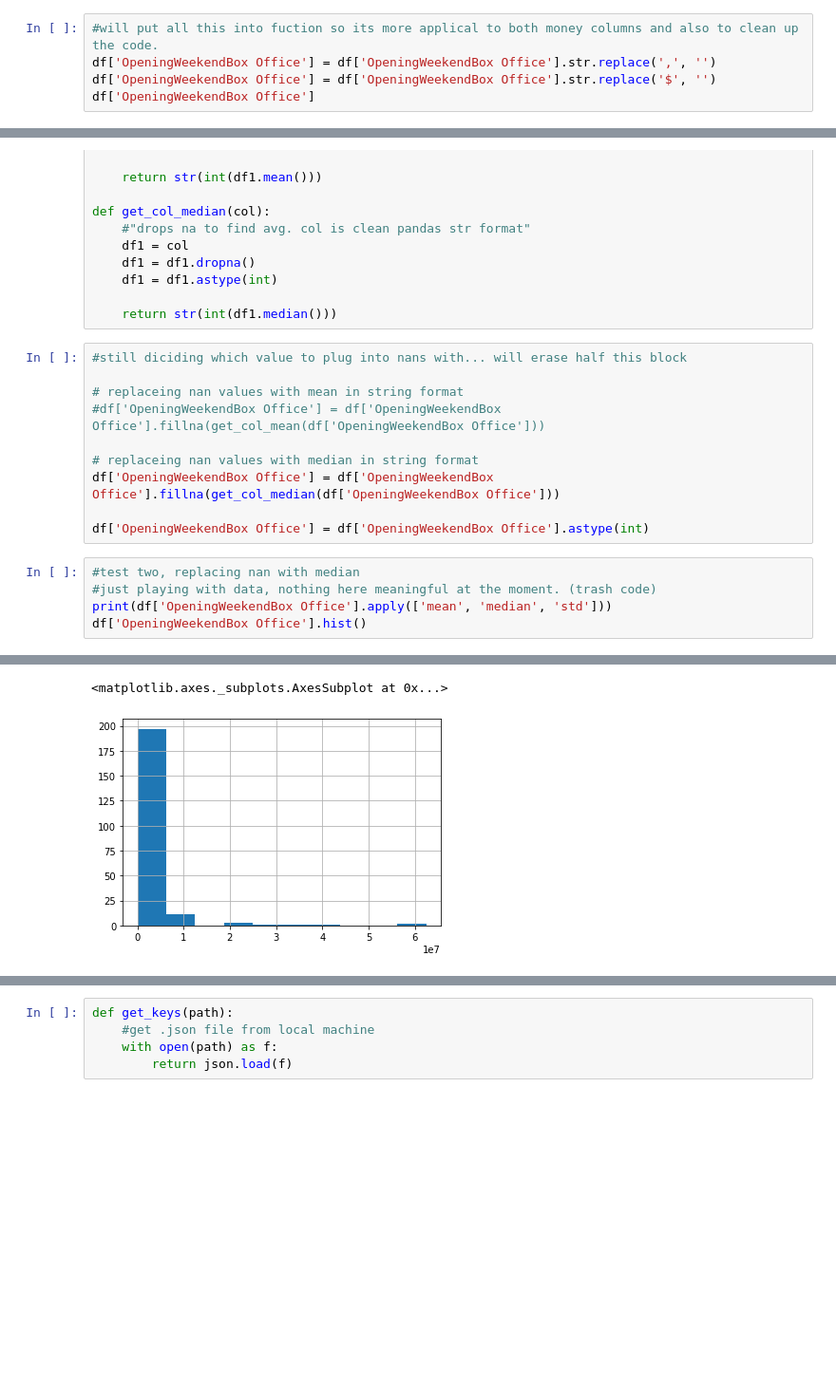
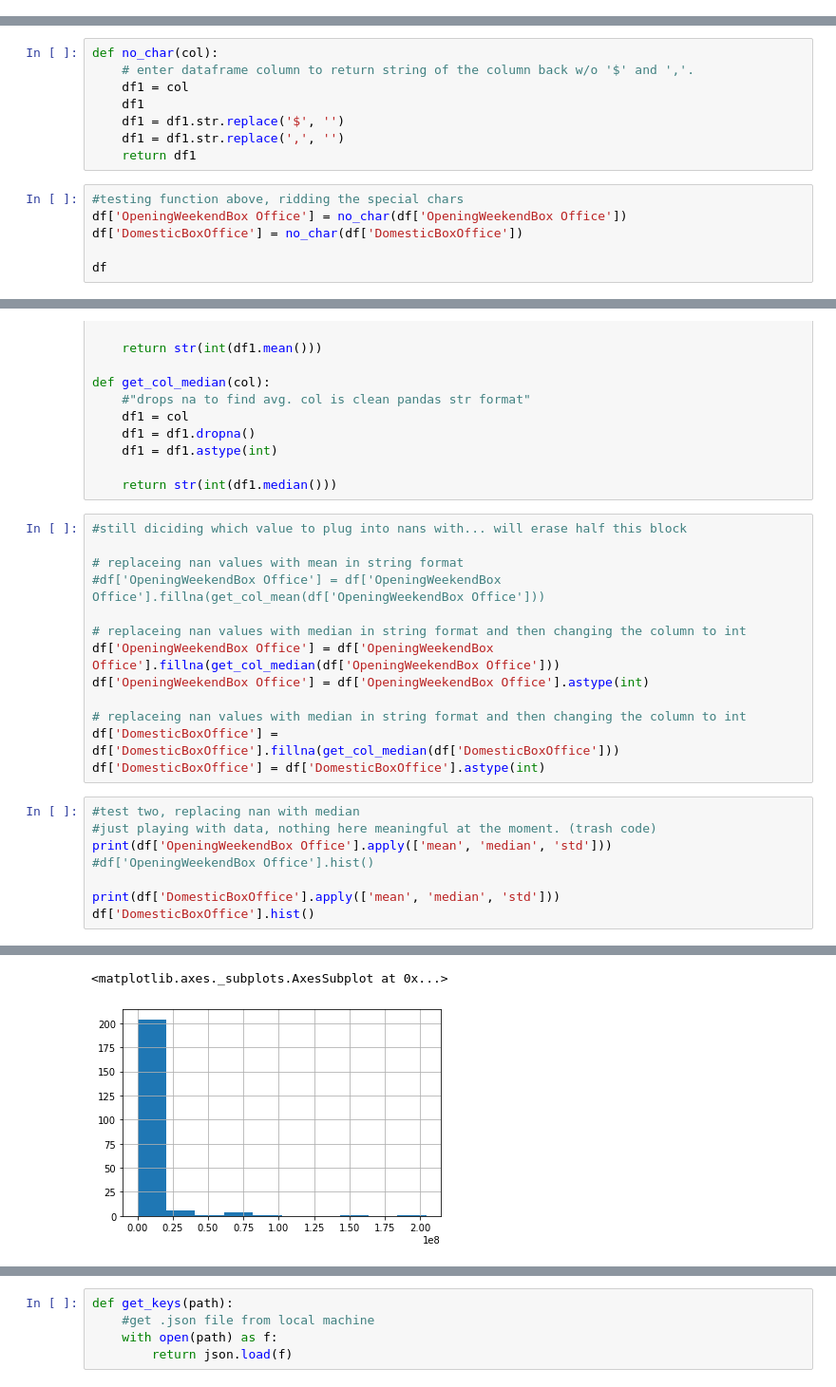
Before and after one commit to Deric-Williamson/Movie-Analysis_Microsoft, a Jupyter notebook: Deric-wip.ipynb, the cells around one changed output, grey strips where cells are left out. Shown at 95% size. Drawn from its saved outputs; the diff is of its cells as text; blank space fills up the shorter version.

```diff
--- a/Deric-wip.ipynb
+++ b/Deric-wip.ipynb
@@ -53,5 +54,0 @@ memory usage: 10.1+ KB
-# %%
-#will put all this into fuction so its more applical to both money columns and also to clean up the code.
-df['OpeningWeekendBox Office'] = df['OpeningWeekendBox Office'].str.replace(',', '')
-df['OpeningWeekendBox Office'] = df['OpeningWeekendBox Office'].str.replace('$', '')
-df['OpeningWeekendBox Office']
@@ -71,0 +55,14 @@ Name: OpeningWeekendBox Office, Length: 216, dtype: object
+# %%
+def no_char(col):
+    # enter dataframe column to return string of the column back w/o '$' and ','.
+    df1 = col
+    df1
+    df1 = df1.str.replace('$', '')
+    df1 = df1.str.replace(',', '')
+    return df1
+# %%
+#testing function above, ridding the special chars
+df['OpeningWeekendBox Office'] = no_char(df['OpeningWeekendBox Office'])
+df['DomesticBoxOffice'] = no_char(df['DomesticBoxOffice'])
+
+df
@@ -92,13 +104,19 @@ def get_col_median(col):
 # replaceing nan values with mean in string format
 #df['OpeningWeekendBox Office'] = df['OpeningWeekendBox Office'].fillna(get_col_mean(df['OpeningWeekendBox Office']))
 
-# replaceing nan values with median in string format
+# replaceing nan values with median in string format and then changing the column to int
 df['OpeningWeekendBox Office'] = df['OpeningWeekendBox Office'].fillna(get_col_median(df['OpeningWeekendBox Office']))
+df['OpeningWeekendBox Office'] = df['OpeningWeekendBox Office'].astype(int)
 
-df['OpeningWeekendBox Office'] = df['OpeningWeekendBox Office'].astype(int)
+# replaceing nan values with median in string format and then changing the column to int
+df['DomesticBoxOffice'] = df['DomesticBoxOffice'].fillna(get_col_median(df['DomesticBoxOffice']))
+df['DomesticBoxOffice'] = df['DomesticBoxOffice'].astype(int)
 # %%
 #test two, replacing nan with median
 #just playing with data, nothing here meaningful at the moment. (trash code)
 print(df['OpeningWeekendBox Office'].apply(['mean', 'median', 'std']))
-df['OpeningWeekendBox Office'].hist()
+#df['OpeningWeekendBox Office'].hist()
+
+print(df['DomesticBoxOffice'].apply(['mean', 'median', 'std']))
+df['DomesticBoxOffice'].hist()
 # %% [output]
@@ -109,2 +131,2 @@ Name: OpeningWeekendBox Office, dtype: float64
 <matplotlib.axes._subplots.AxesSubplot at 0x...>
-[figure, old version]
+[figure, new version]
```
Also changed, not shown: parts of 20 cells of this notebook.
